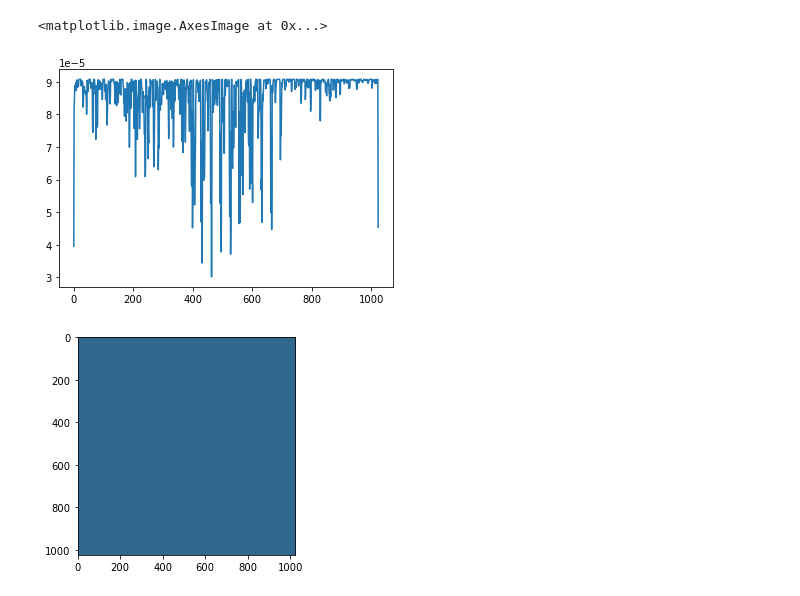
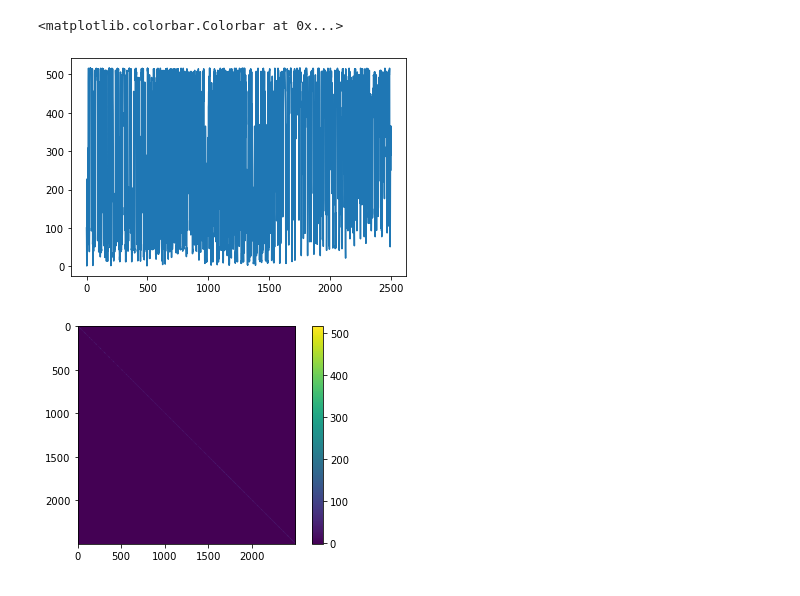
Before and after one commit to ivanvoid/pigs, a Jupyter notebook: test.ipynb, the cells around one changed output. Drawn from its saved outputs; the diff is of its cells as text; code cells hidden in the pictures.

```diff
--- a/test.ipynb
+++ b/test.ipynb
@@ -5,11 +5,12 @@
 from PIL import Image
 from pigs import Pigs
 import matplotlib.pyplot as plt
+im_size = (50,50)
 
 image = Image.open('pigs.jpg').convert('LA')
-image = image.resize((32,32))
+image = image.resize(im_size)
 
-pig = Pigs(stop=1e-3, verbose=True, beta=10)
+pig = Pigs(stop=1e-3, verbose=True, beta=1000)
 # pass image or image path or np.array
 # pig.segment(image)
 
@@ -40,11 +54,12 @@ degree, laplace = pig.compute_LD(gram)
 # %%
 plt.figure()
 plt.plot(degree)
 plt.figure()
 plt.imshow(laplace)
+plt.colorbar()
 # %% [output]
-<matplotlib.image.AxesImage at 0x...>
+<matplotlib.colorbar.Colorbar at 0x...>
-[figure, old version]
+[figure, new version]
-[figure, old version]
+[figure, new version]
 # %%
 # # 04.
```
Also changed, not shown: parts of 11 cells of this notebook, 1 other file.
